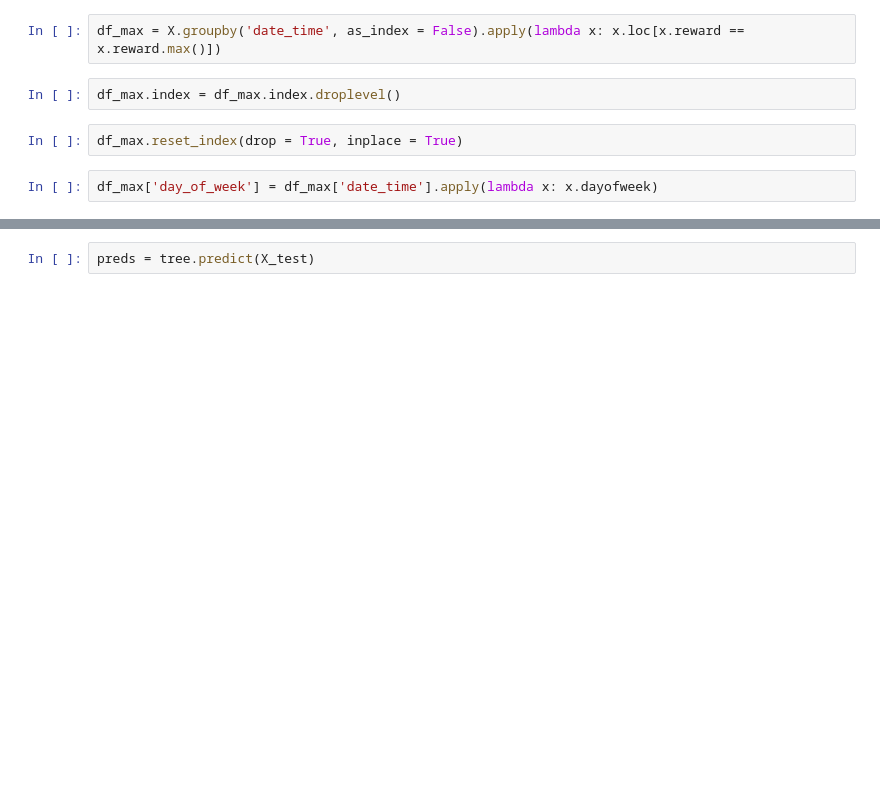
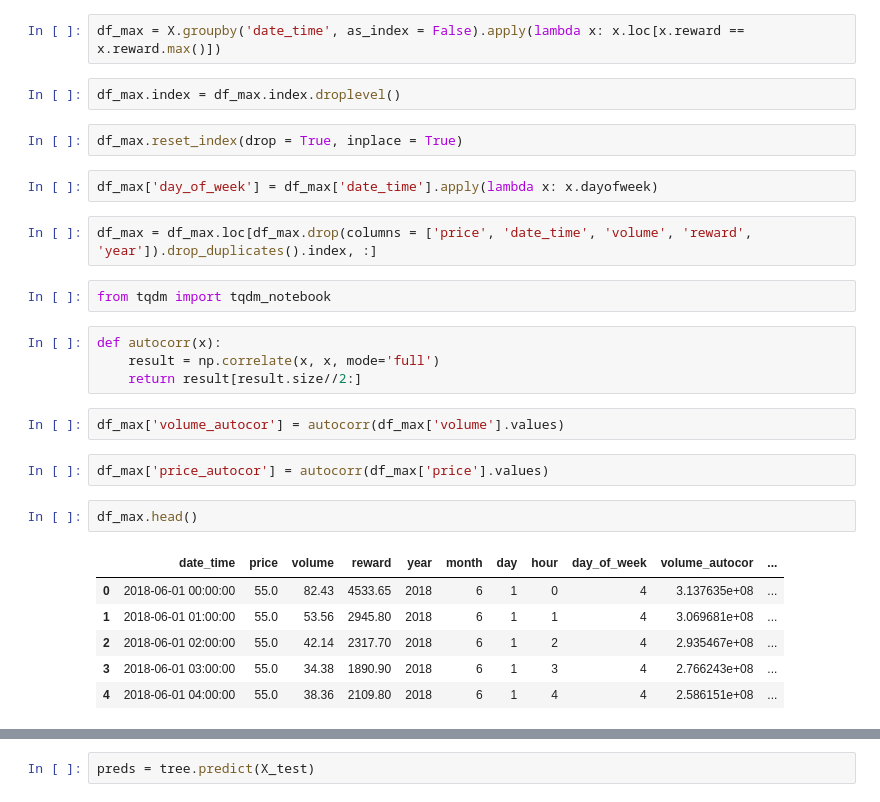
Before and after one commit to L0ki4/Reinforcment_learning, a Jupyter notebook: gym_gpn.ipynb, the cells around one changed output, grey strips where cells are left out. Saved outputs shown, nothing was run; the diff lists cells and outputs as text; blank space fills up the shorter version.

```diff
--- a/gym_gpn.ipynb
+++ b/gym_gpn.ipynb
@@ -140,3 +140,24 @@ df_max.index = df_max.index.droplevel()
 df_max.reset_index(drop = True, inplace = True)
 # %%
 df_max['day_of_week'] = df_max['date_time'].apply(lambda x: x.dayofweek)
+# %%
+df_max = df_max.loc[df_max.drop(columns = ['price', 'date_time', 'volume', 'reward', 'year']).drop_duplicates().index, :]
+# %%
+from tqdm import tqdm_notebook
+# %%
+def autocorr(x):
+    result = np.correlate(x, x, mode='full')
+    return result[result.size//2:]
+# %%
+df_max['volume_autocor'] = autocorr(df_max['volume'].values)
+# %%
+df_max['price_autocor'] = autocorr(df_max['price'].values)
+# %%
+df_max.head()
+# %% [output]
+|  | date_time | price | volume | reward | year | month | day | hour | day_of_week | volume_autocor | ... |
+| 0 | 2018-06-01 00:00:00 | 55.0 | 82.43 | 4533.65 | 2018 | 6 | 1 | 0 | 4 | 3.137635e+08 | ... |
+| 1 | 2018-06-01 01:00:00 | 55.0 | 53.56 | 2945.80 | 2018 | 6 | 1 | 1 | 4 | 3.069681e+08 | ... |
+| 2 | 2018-06-01 02:00:00 | 55.0 | 42.14 | 2317.70 | 2018 | 6 | 1 | 2 | 4 | 2.935467e+08 | ... |
+| 3 | 2018-06-01 03:00:00 | 55.0 | 34.38 | 1890.90 | 2018 | 6 | 1 | 3 | 4 | 2.766243e+08 | ... |
+| 4 | 2018-06-01 04:00:00 | 55.0 | 38.36 | 2109.80 | 2018 | 6 | 1 | 4 | 4 | 2.586151e+08 | ... |
```
Also changed, not shown: parts of 23 cells of this notebook, 4 other files.
